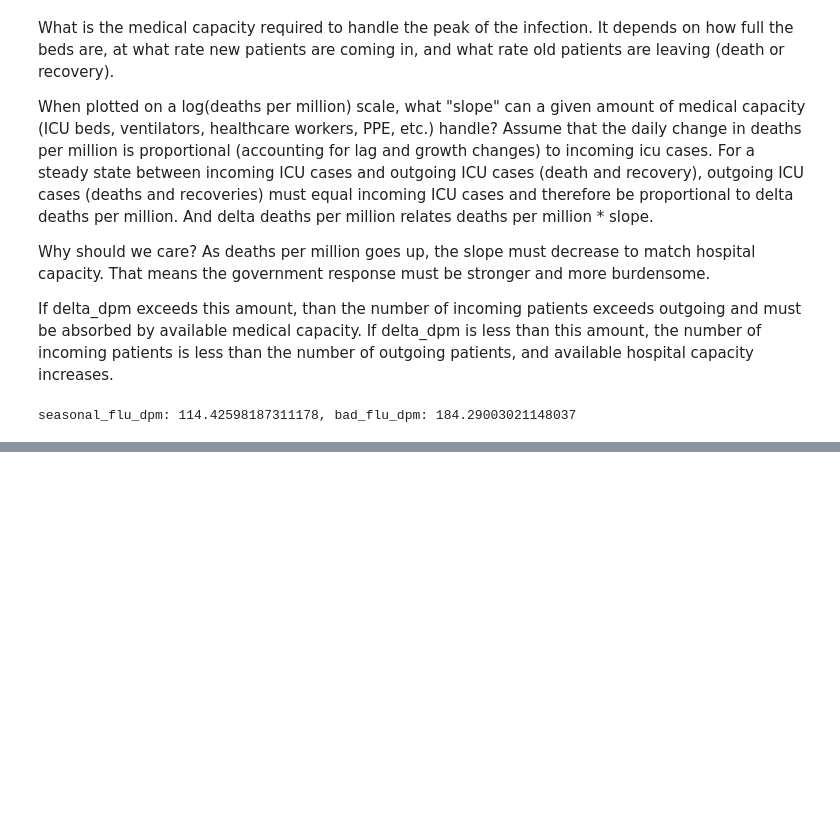
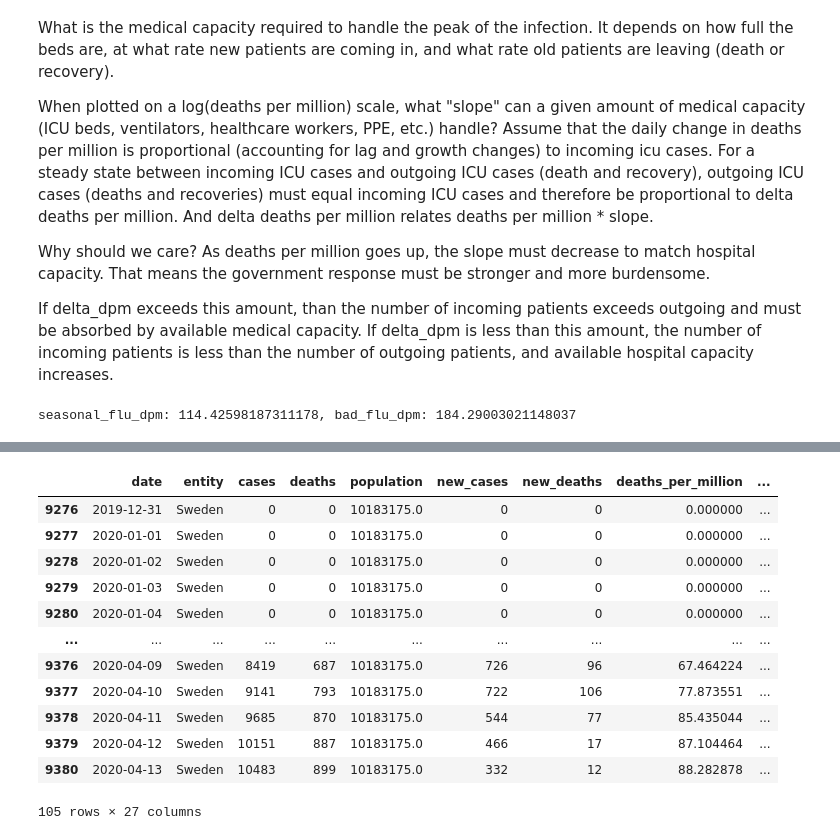
Before and after one commit to todddeluca/coronavirus, a Jupyter notebook: coronavirus_death_rate.ipynb, the cells around one changed output, grey strips where cells are left out. Saved outputs shown, nothing was run; the diff lists cells and outputs as text; code cells hidden in the pictures; blank space fills up the shorter version.

```diff
--- a/coronavirus_death_rate.ipynb
+++ b/coronavirus_death_rate.ipynb
@@ -691,0 +824,16 @@ df.loc[df['entity'].isin(includes),
+# %%
+countries_df[countries_df['entity'] == 'Sweden']
+# %% [output]
+|  | date | entity | cases | deaths | population | new_cases | new_deaths | deaths_per_million | ... |
+| 9276 | 2019-12-31 | Sweden | 0 | 0 | 10183175.0 | 0 | 0 | 0.000000 | ... |
+| 9277 | 2020-01-01 | Sweden | 0 | 0 | 10183175.0 | 0 | 0 | 0.000000 | ... |
+| 9278 | 2020-01-02 | Sweden | 0 | 0 | 10183175.0 | 0 | 0 | 0.000000 | ... |
+| 9279 | 2020-01-03 | Sweden | 0 | 0 | 10183175.0 | 0 | 0 | 0.000000 | ... |
+| 9280 | 2020-01-04 | Sweden | 0 | 0 | 10183175.0 | 0 | 0 | 0.000000 | ... |
+| ... | ... | ... | ... | ... | ... | ... | ... | ... | ... |
+| 9376 | 2020-04-09 | Sweden | 8419 | 687 | 10183175.0 | 726 | 96 | 67.464224 | ... |
+| 9377 | 2020-04-10 | Sweden | 9141 | 793 | 10183175.0 | 722 | 106 | 77.873551 | ... |
+| 9378 | 2020-04-11 | Sweden | 9685 | 870 | 10183175.0 | 544 | 77 | 85.435044 | ... |
+| 9379 | 2020-04-12 | Sweden | 10151 | 887 | 10183175.0 | 466 | 17 | 87.104464 | ... |
+| 9380 | 2020-04-13 | Sweden | 10483 | 899 | 10183175.0 | 332 | 12 | 88.282878 | ... |
+105 rows × 27 columns
```
Also changed, not shown: parts of 9 cells of this notebook, 7 other files.
